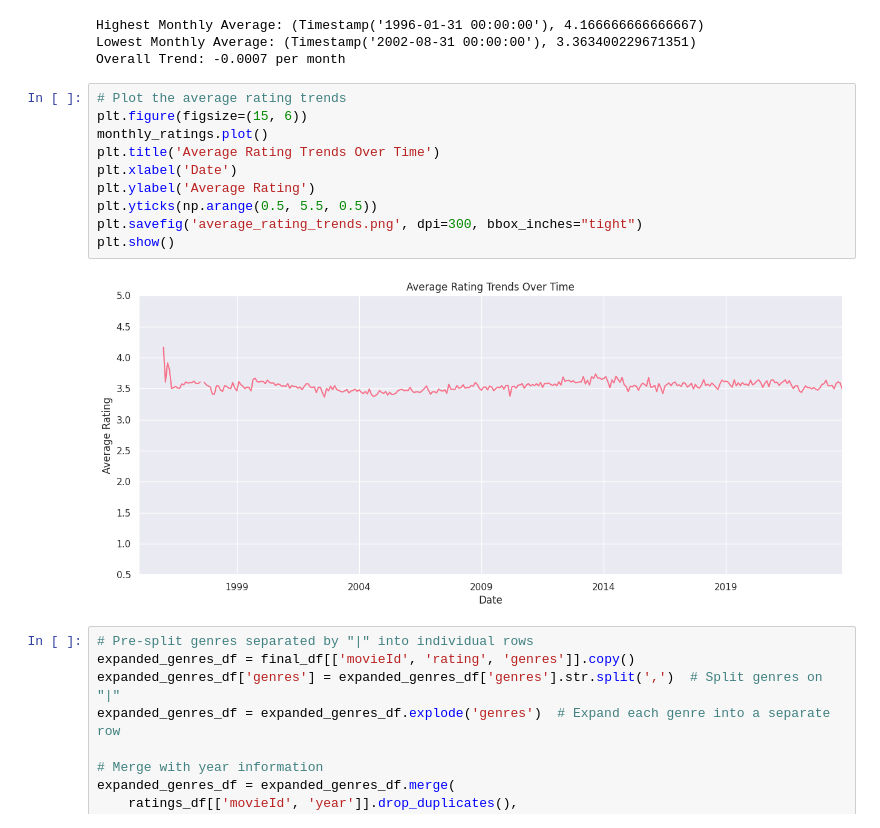
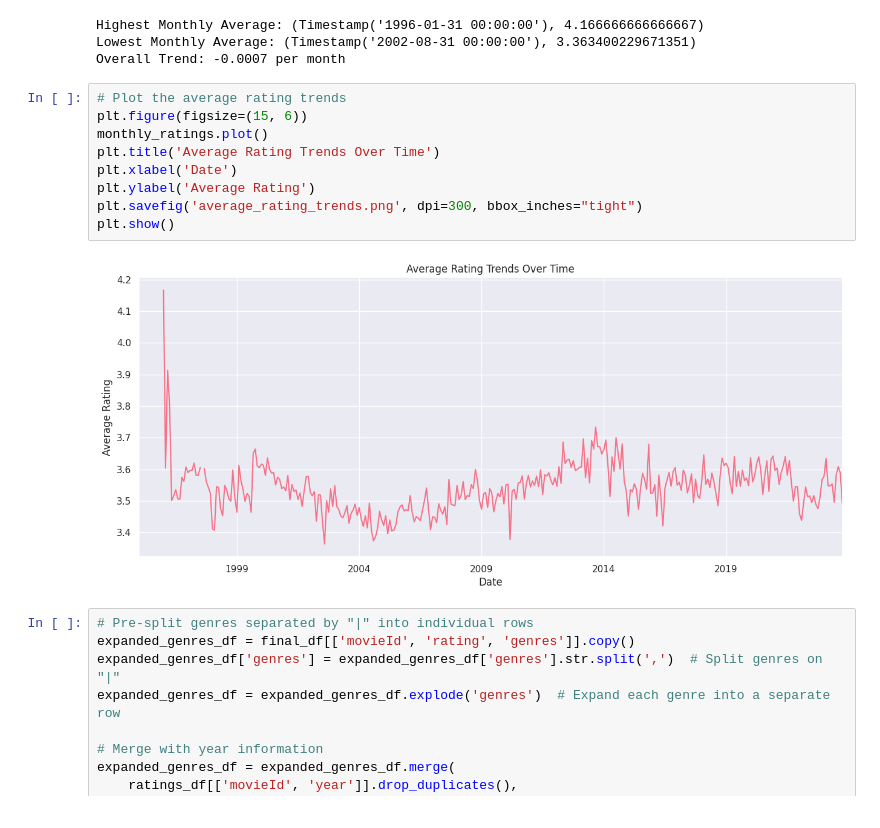
Before and after one commit to aaronmj7/MSc_project, a Jupyter notebook: Project_v1.ipynb, the cells around one changed output. Drawn from its saved outputs; the diff is of its cells as text.

```diff
--- a/Project_v1.ipynb
+++ b/Project_v1.ipynb
@@ -1077,15 +1121,14 @@ Overall Trend: -0.0007 per month
 # %%
 # Plot the average rating trends
 plt.figure(figsize=(15, 6))
 monthly_ratings.plot()
 plt.title('Average Rating Trends Over Time')
 plt.xlabel('Date')
 plt.ylabel('Average Rating')
-plt.yticks(np.arange(0.5, 5.5, 0.5))
 plt.savefig('average_rating_trends.png', dpi=300, bbox_inches="tight")
 plt.show()
 # %% [output]
-[figure, old version]
+[figure, new version]
 # %%
 # Pre-split genres separated by "|" into individual rows
 expanded_genres_df = final_df[['movieId', 'rating', 'genres']].copy()
```
Also changed, not shown: parts of 15 cells of this notebook.
